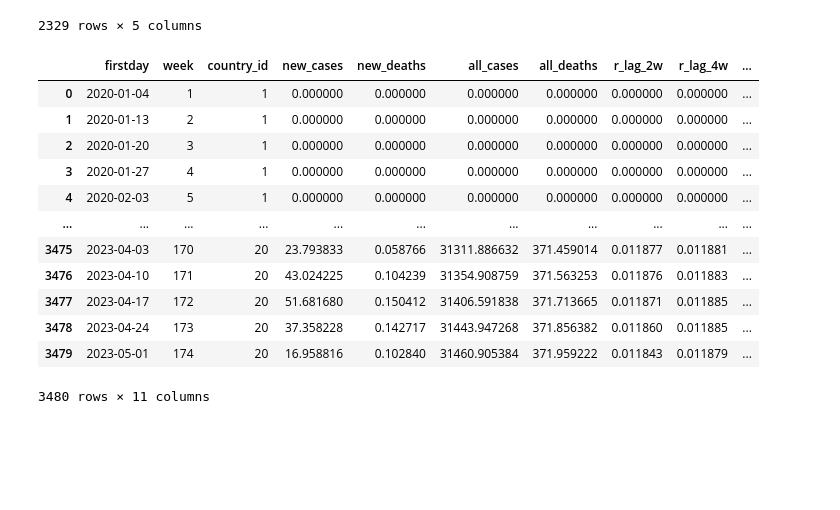
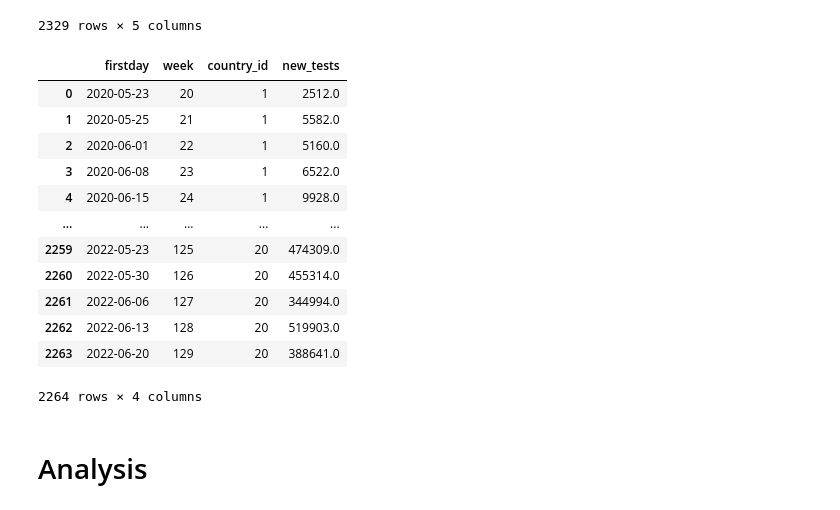
Before and after one commit to danialghamari/SQL_projects, a Jupyter notebook: Covid_19_analysis/Analysis.ipynb, the cells around one changed output. Drawn from its saved outputs; the diff is of its cells as text; code cells hidden in the pictures; blank space fills up the shorter version.

Commit message:
Updating the analysis

```diff
--- a/Covid_19_analysis/Analysis.ipynb
+++ b/Covid_19_analysis/Analysis.ipynb
@@ -276,6 +290,54 @@ vaccines_df
 | 2327 | 2023-04-24 | 173 | 20 | 1.027405e+09 | 2.206639e+09 |
 | 2328 | 2023-05-01 | 174 | 20 | 1.027405e+09 | 2.206648e+09 |
 2329 rows × 5 columns
+# %%
+qry = '''
+    with first_monday as (
+        select
+            min(date) as monday
+        from public.covid_cases
+        where extract(dow from date)=1
+    )
+
+    select
+            min(test.date) as firstday,
+            weeks.week as week,
+            test.country_id as country_id,
+            max(test.new_tests) as new_tests
+
+    from public.testing as test
+    left join (select
+            test.date as date,
+            (test.date-first_monday.monday)/7 +1 as week,
+            test.country_id as country_id
+
+            from public.testing as test
+            cross join first_monday
+            order by test.country_id, test.date) as weeks
+    on test.country_id=weeks.country_id and test.date=weeks.date
+    where weeks.date <= '2023-05-05'
+    group by test.country_id, weeks.week
+    order by test.country_id, weeks.week
+'''
+
+covid_test_df = pd.read_sql(qry, engine)
+covid_test_df
+# %% [output]
+|  | firstday | week | country_id | new_tests |
+| 0 | 2020-05-23 | 20 | 1 | 2512.0 |
+| 1 | 2020-05-25 | 21 | 1 | 5582.0 |
+| 2 | 2020-06-01 | 22 | 1 | 5160.0 |
+| 3 | 2020-06-08 | 23 | 1 | 6522.0 |
+| 4 | 2020-06-15 | 24 | 1 | 9928.0 |
+| ... | ... | ... | ... | ... |
+| 2259 | 2022-05-23 | 125 | 20 | 474309.0 |
+| 2260 | 2022-05-30 | 126 | 20 | 455314.0 |
+| 2261 | 2022-06-06 | 127 | 20 | 344994.0 |
+| 2262 | 2022-06-13 | 128 | 20 | 519903.0 |
+| 2263 | 2022-06-20 | 129 | 20 | 388641.0 |
+2264 rows × 4 columns
+# %% [markdown]
+# Analysis
 # %%
 import matplotlib.pyplot as plt, seaborn as sns
 
@@ -288,16 +344,0 @@ for col in ["new_cases","new_deaths","all_cases","all_deaths"]:
-# %%
-cases_normed
-# %% [output]
-|  | firstday | week | country_id | new_cases | new_deaths | all_cases | all_deaths | r_lag_2w | r_lag_4w | ... |
-| 0 | 2020-01-04 | 1 | 1 | 0.000000 | 0.000000 | 0.000000 | 0.000000 | 0.000000 | 0.000000 | ... |
-| 1 | 2020-01-13 | 2 | 1 | 0.000000 | 0.000000 | 0.000000 | 0.000000 | 0.000000 | 0.000000 | ... |
-| 2 | 2020-01-20 | 3 | 1 | 0.000000 | 0.000000 | 0.000000 | 0.000000 | 0.000000 | 0.000000 | ... |
-| 3 | 2020-01-27 | 4 | 1 | 0.000000 | 0.000000 | 0.000000 | 0.000000 | 0.000000 | 0.000000 | ... |
-| 4 | 2020-02-03 | 5 | 1 | 0.000000 | 0.000000 | 0.000000 | 0.000000 | 0.000000 | 0.000000 | ... |
-| ... | ... | ... | ... | ... | ... | ... | ... | ... | ... | ... |
-| 3475 | 2023-04-03 | 170 | 20 | 23.793833 | 0.058766 | 31311.886632 | 371.459014 | 0.011877 | 0.011881 | ... |
-| 3476 | 2023-04-10 | 171 | 20 | 43.024225 | 0.104239 | 31354.908759 | 371.563253 | 0.011876 | 0.011883 | ... |
-| 3477 | 2023-04-17 | 172 | 20 | 51.681680 | 0.150412 | 31406.591838 | 371.713665 | 0.011871 | 0.011885 | ... |
-| 3478 | 2023-04-24 | 173 | 20 | 37.358228 | 0.142717 | 31443.947268 | 371.856382 | 0.011860 | 0.011885 | ... |
-| 3479 | 2023-05-01 | 174 | 20 | 16.958816 | 0.102840 | 31460.905384 | 371.959222 | 0.011843 | 0.011879 | ... |
-3480 rows × 11 columns
```
Also changed, not shown: parts of 25 cells of this notebook, 3 other files.
